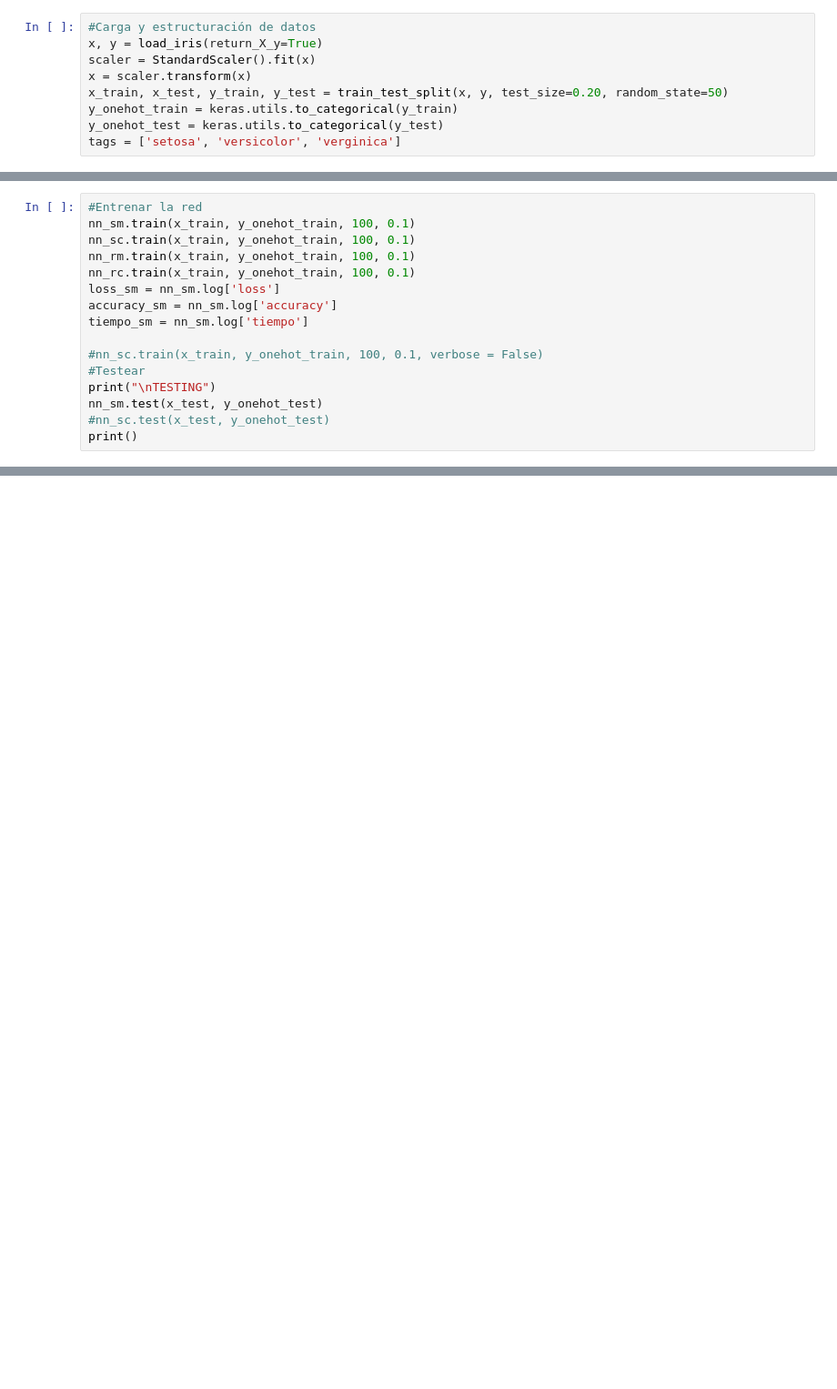
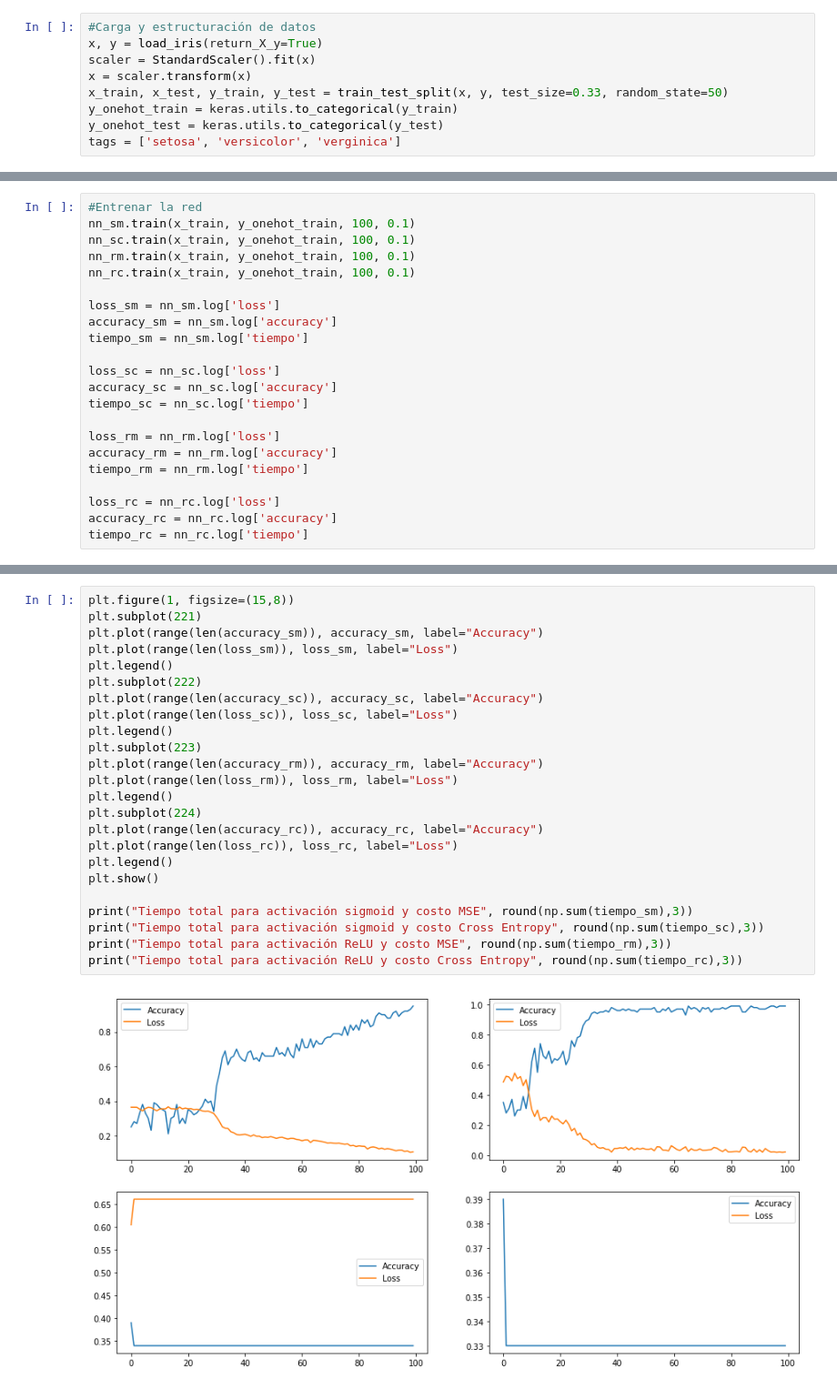
Before and after one commit to nachotp/Tarea0-INF395, a Jupyter notebook: Tarea 0.ipynb, the cells around one changed output, grey strips where cells are left out. Shown: that part at 91% size. Drawn from its saved outputs; the diff is of its cells as text; blank space fills up the shorter version.

```diff
--- a/Tarea 0.ipynb
+++ b/Tarea 0.ipynb
@@ -359,7 +364,7 @@ Esta función tomará una entrada e intentará realizar una predicción mediante
 x, y = load_iris(return_X_y=True)
 scaler = StandardScaler().fit(x)
 x = scaler.transform(x)
-x_train, x_test, y_train, y_test = train_test_split(x, y, test_size=0.20, random_state=50)
+x_train, x_test, y_train, y_test = train_test_split(x, y, test_size=0.33, random_state=50)
 y_onehot_train = keras.utils.to_categorical(y_train)
 y_onehot_test = keras.utils.to_categorical(y_test)
 tags = ['setosa', 'versicolor', 'verginica']
@@ -377,13 +407,19 @@ nn_sm.train(x_train, y_onehot_train, 100, 0.1)
 nn_sc.train(x_train, y_onehot_train, 100, 0.1)
 nn_rm.train(x_train, y_onehot_train, 100, 0.1)
 nn_rc.train(x_train, y_onehot_train, 100, 0.1)
+
 loss_sm = nn_sm.log['loss']
 accuracy_sm = nn_sm.log['accuracy']
 tiempo_sm = nn_sm.log['tiempo']
 
-#nn_sc.train(x_train, y_onehot_train, 100, 0.1, verbose = False)
-#Testear
-print("\nTESTING")
-nn_sm.test(x_test, y_onehot_test)
-#nn_sc.test(x_test, y_onehot_test)
-print()
+loss_sc = nn_sc.log['loss']
+accuracy_sc = nn_sc.log['accuracy']
+tiempo_sc = nn_sc.log['tiempo']
+
+loss_rm = nn_rm.log['loss']
+accuracy_rm = nn_rm.log['accuracy']
+tiempo_rm = nn_rm.log['tiempo']
+
+loss_rc = nn_rc.log['loss']
+accuracy_rc = nn_rc.log['accuracy']
+tiempo_rc = nn_rc.log['tiempo']
@@ -394,0 +437,26 @@ print("Predicción de NN:",nn_sm.predict(x_predict, tags))
+# %%
+plt.figure(1, figsize=(15,8))
+plt.subplot(221)
+plt.plot(range(len(accuracy_sm)), accuracy_sm, label="Accuracy")
+plt.plot(range(len(loss_sm)), loss_sm, label="Loss")
+plt.legend()
+plt.subplot(222)
+plt.plot(range(len(accuracy_sc)), accuracy_sc, label="Accuracy")
+plt.plot(range(len(loss_sc)), loss_sc, label="Loss")
+plt.legend()
+plt.subplot(223)
+plt.plot(range(len(accuracy_rm)), accuracy_rm, label="Accuracy")
+plt.plot(range(len(loss_rm)), loss_rm, label="Loss")
+plt.legend()
+plt.subplot(224)
+plt.plot(range(len(accuracy_rc)), accuracy_rc, label="Accuracy")
+plt.plot(range(len(loss_rc)), loss_rc, label="Loss")
+plt.legend()
+plt.show()
+
+print("Tiempo total para activación sigmoid y costo MSE", round(np.sum(tiempo_sm),3))
+print("Tiempo total para activación sigmoid y costo Cross Entropy", round(np.sum(tiempo_sc),3))
+print("Tiempo total para activación ReLU y costo MSE", round(np.sum(tiempo_rm),3))
+print("Tiempo total para activación ReLU y costo Cross Entropy", round(np.sum(tiempo_rc),3))
+# %% [output]
+[figure, added]
```
Also changed, not shown: parts of 23 cells of this notebook.
